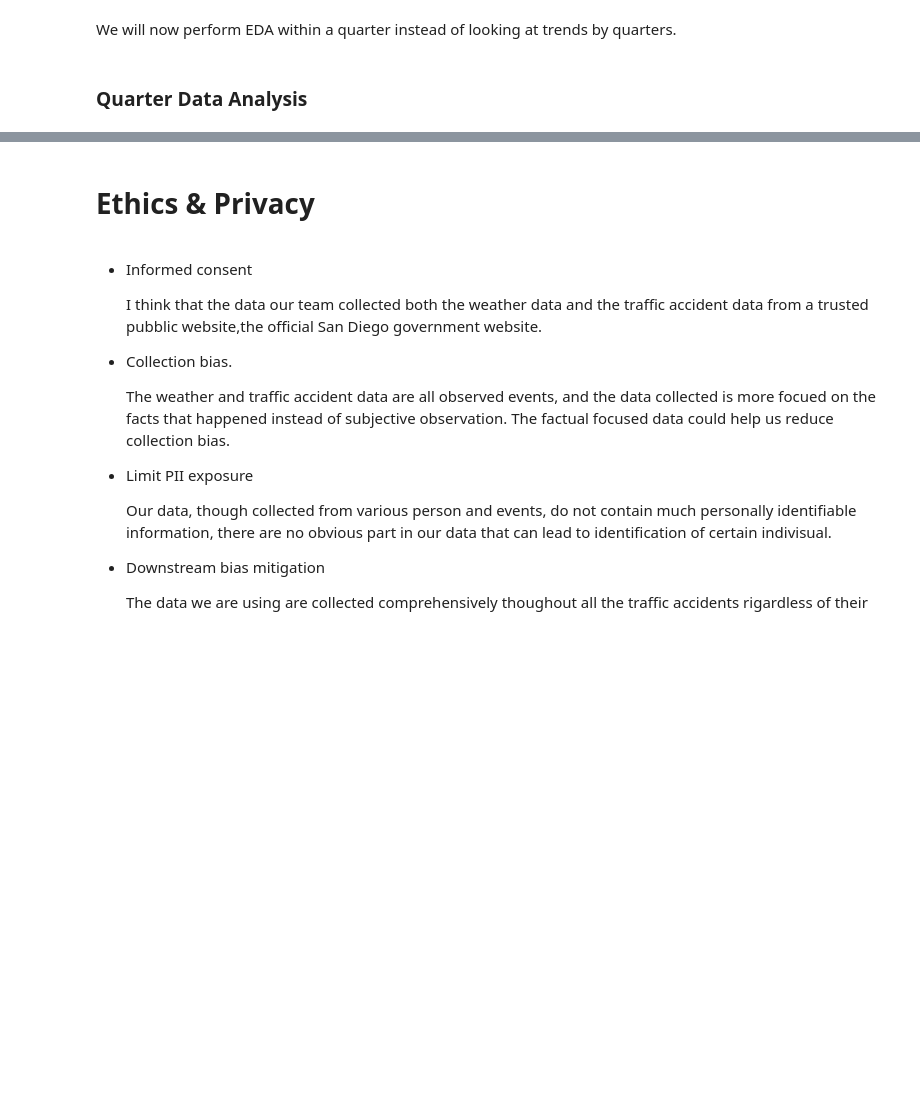
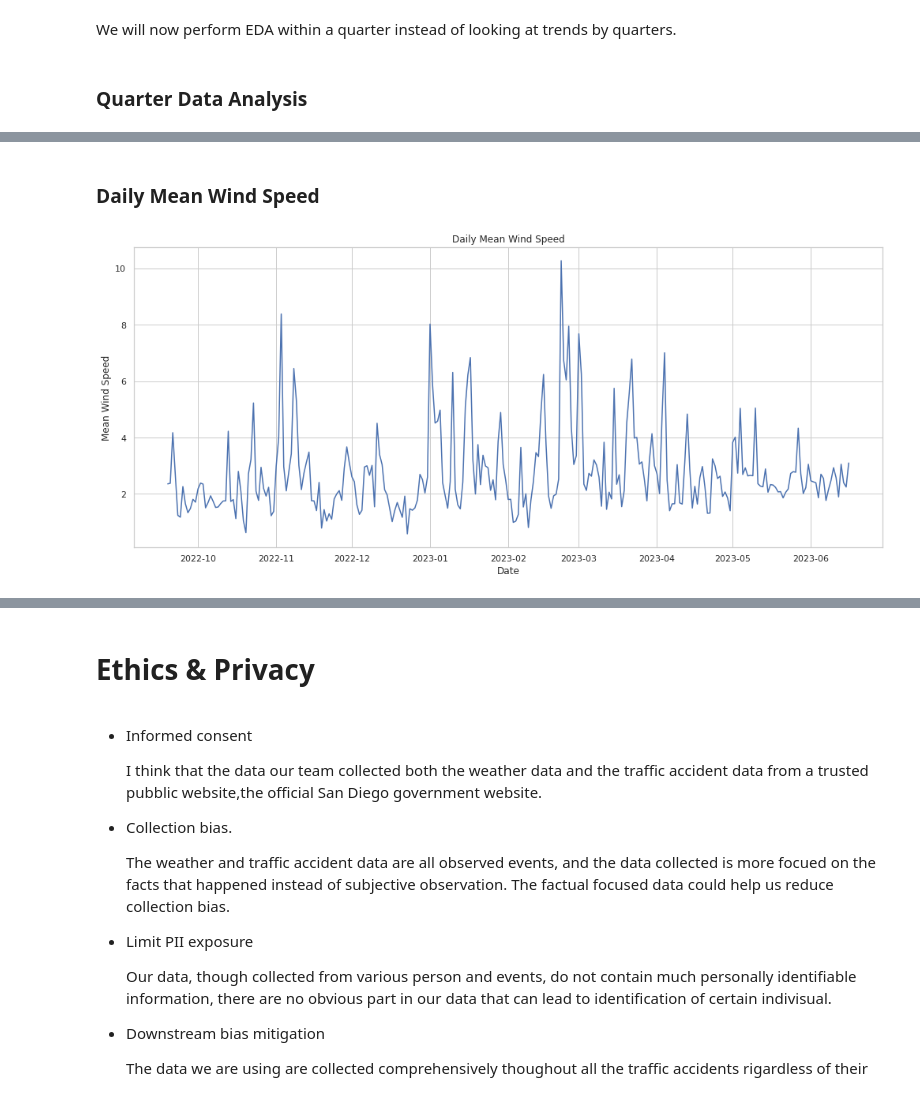
Before and after one commit to ahmadrakha1/COGS108_Repo, a Jupyter notebook: EDACheckpoint_Group088_FA23 (3).ipynb, the cells around one changed output, grey strips where cells are left out. Saved outputs shown, nothing was run; the diff lists cells and outputs as text; code cells hidden in the pictures; blank space fills up the shorter version.

```diff
--- a/EDACheckpoint_Group088_FA23 (3).ipynb
+++ b/EDACheckpoint_Group088_FA23 (3).ipynb
@@ -427,0 +484,12 @@ daily_trend_sum_fall.show()
+# %% [markdown]
+### Daily Mean Wind Speed
+# %%
+daily_mean_wind_speed = quarter_weather_df.groupby(weather_df["datetime"].dt.date)["Wind_Speed"].mean()
+plt.figure(figsize=(17, 7))
+plt.plot(daily_mean_wind_speed)
+plt.title('Daily Mean Wind Speed')
+plt.xlabel('Date')
+plt.ylabel('Mean Wind Speed')
+plt.show()
+# %% [output]
+[figure, added]
```
Also changed, not shown: parts of 19 cells of this notebook.
